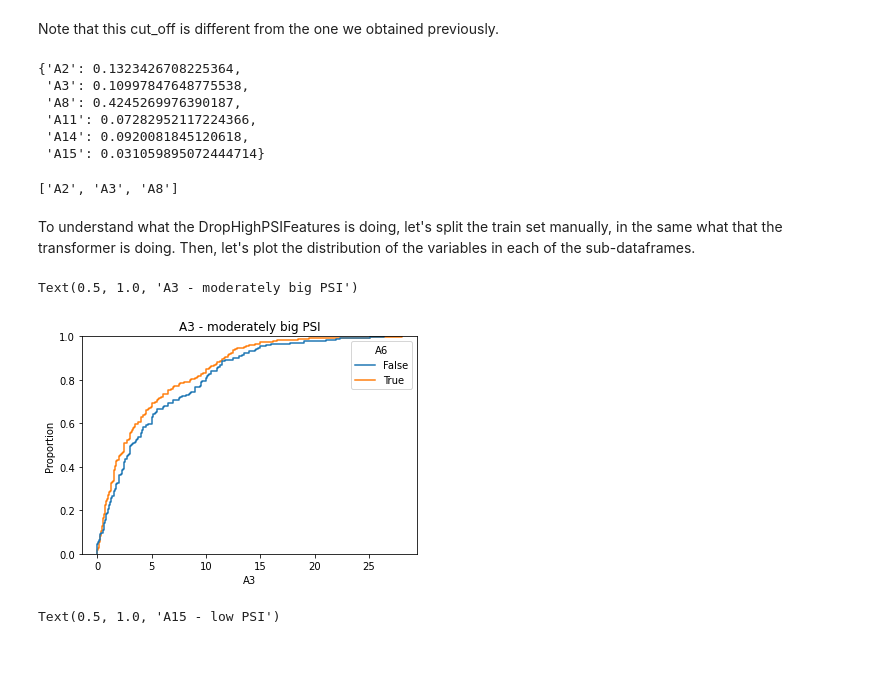
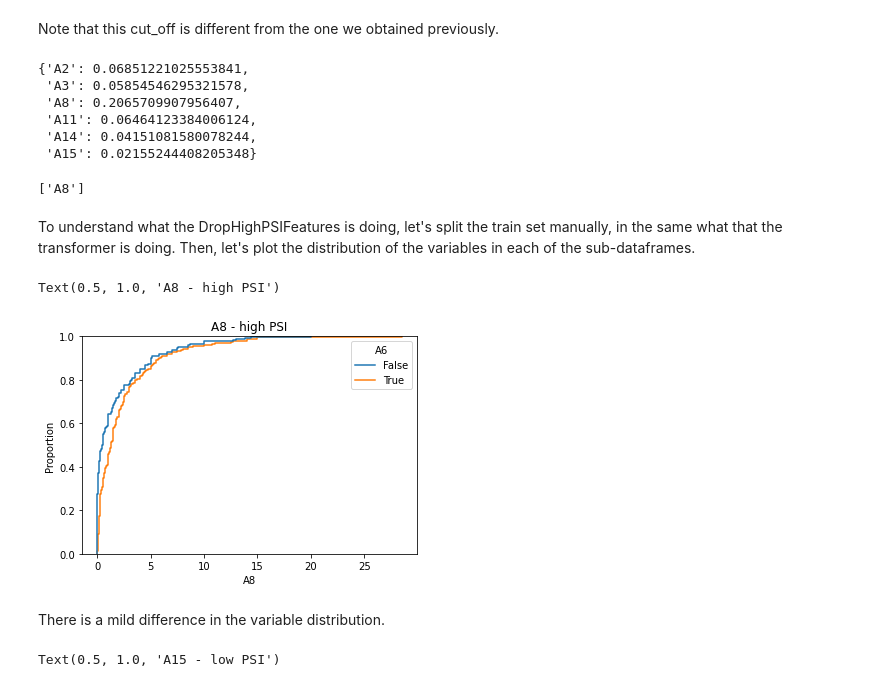
Before and after one commit to feature-engine/feature-engine-examples, a Jupyter notebook: selection/Drop-High-PSI-Features.ipynb, the cells around one changed output. Drawn from its saved outputs; the diff is of its cells as text; code cells hidden in the pictures; blank space fills up the shorter version.

```diff
--- a/selection/Drop-High-PSI-Features.ipynb
+++ b/selection/Drop-High-PSI-Features.ipynb
@@ -63,7 +63,7 @@ data.head()
 ## Edit and add features
 # %%
 # simulate customers from different portfolios.
-data['A13'] = data['A13'].map({'g':'portfolio_1', 's':'portfolio_2', 'q':'portfolio_3'})
+data['A13'] = data['A13'].map({'g':'portfolio_1', 's':'portfolio_2', 'p':'portfolio_3'})
 data['A13'].fillna('Unknown', inplace=True)
 
 # simulate customers from different channels
@@ -480,6 +491,7 @@ transformer = DropHighPSIFeatures(
     split_distinct=True, # we split based on unique categories
     split_col='A6', # the categorical variable guiding the split
     strategy = 'equal_frequency',
+    bins=5,
     threshold=0.1,
     missing_values='ignore',
 )
@@ -507,37 +519,39 @@ Note that this cut_off is different from the one we obtained previously.
 
 transformer.psi_values_
 # %% [output]
-{'A2': 0.1323426708225364,
- 'A3': 0.10997847648775538,
- 'A8': 0.4245269976390187,
- 'A11': 0.07282952117224366,
- 'A14': 0.0920081845120618,
- 'A15': 0.031059895072444714}
+{'A2': 0.06851221025553841,
+ 'A3': 0.05854546295321578,
+ 'A8': 0.2065709907956407,
+ 'A11': 0.06464123384006124,
+ 'A14': 0.04151081580078244,
+ 'A15': 0.02155244408205348}
 # %%
 # The variables that will be dropped.
 
 transformer.features_to_drop_
 # %% [output]
-['A2', 'A3', 'A8']
+['A8']
 # %% [markdown]
 To understand what the DropHighPSIFeatures is doing, let's split the train set manually, in the same what that the transformer is doing. Then, let's plot the distribution of the variables in each of the sub-dataframes.
 # %%
 # Let's plot the variables distribution
 # in each of the dataset portions
 
 # create series to flag if an observation belongs to
 # the base or comparison dataframe.
 
 # Note how we use the cut_off identified by the
 # transformer
 tmp = X_train['A6'] <= transformer.cut_off_
 
 # plot
-sns.ecdfplot(data=X_train, x='A3', hue=tmp)
-plt.title('A3 - moderately big PSI')
+sns.ecdfplot(data=X_train, x='A8', hue=tmp)
+plt.title('A8 - high PSI')
 # %% [output]
-Text(0.5, 1.0, 'A3 - moderately big PSI')
+Text(0.5, 1.0, 'A8 - high PSI')
-[figure, old version]
+[figure, new version]
+# %% [markdown]
+There is a mild difference in the variable distribution.
 # %%
 # For comparison, let's plot a variable with low PSI
 
```
Also changed, not shown: parts of 31 cells of this notebook.
